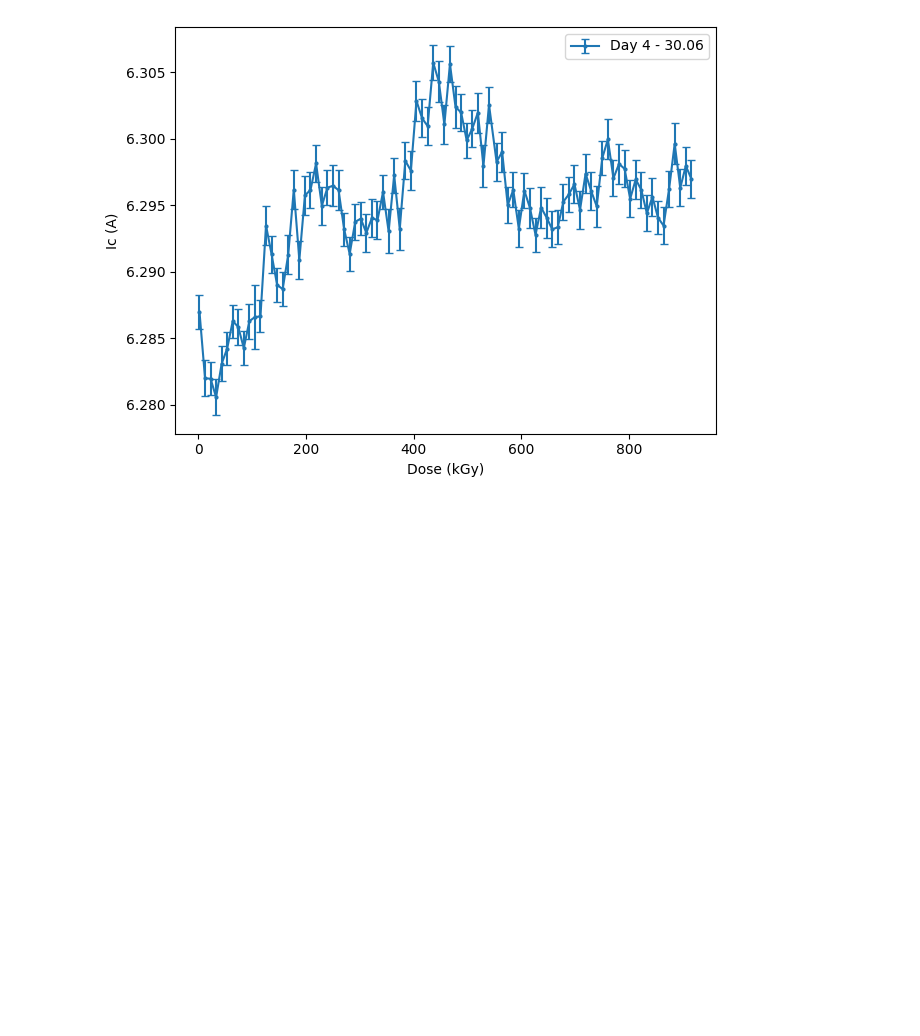
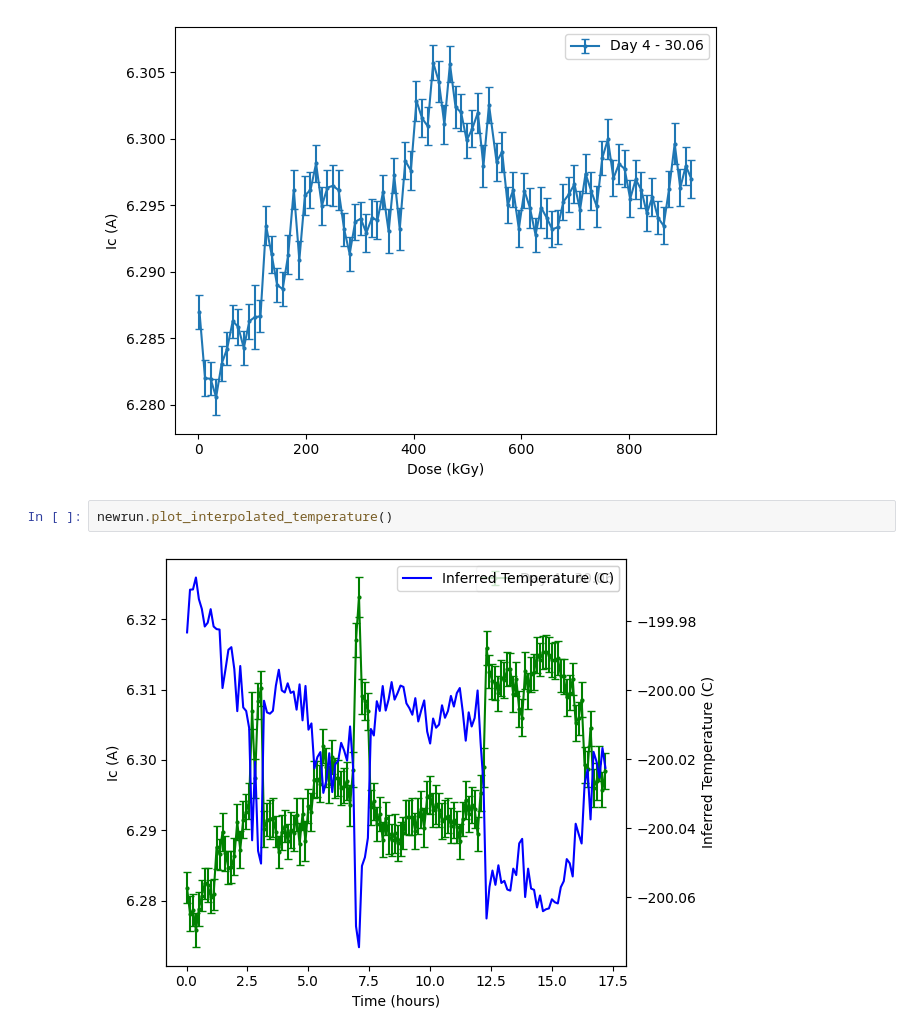
Before and after one commit to rohan-kumar-uoa/Ic_Testing_Repo, a Jupyter notebook: oop_publication_generating_code.ipynb, the cells around one changed output. Cells and saved outputs as stored; diff of their text form; blank space fills up the shorter version.

Commit message:
Added support to see the inferred temperature change during Ic test

```diff
--- a/oop_publication_generating_code.ipynb
+++ b/oop_publication_generating_code.ipynb
@@ -288,3 +283,7 @@ newrun.defaultplot(plot_type='power')
 newrun.plotvdose("power")
 # %% [output]
 [figure]
+# %%
+newrun.plot_interpolated_temperature()
+# %% [output]
+[figure, added]
```
Also changed, not shown: parts of 2 cells of this notebook, 1 other file.
